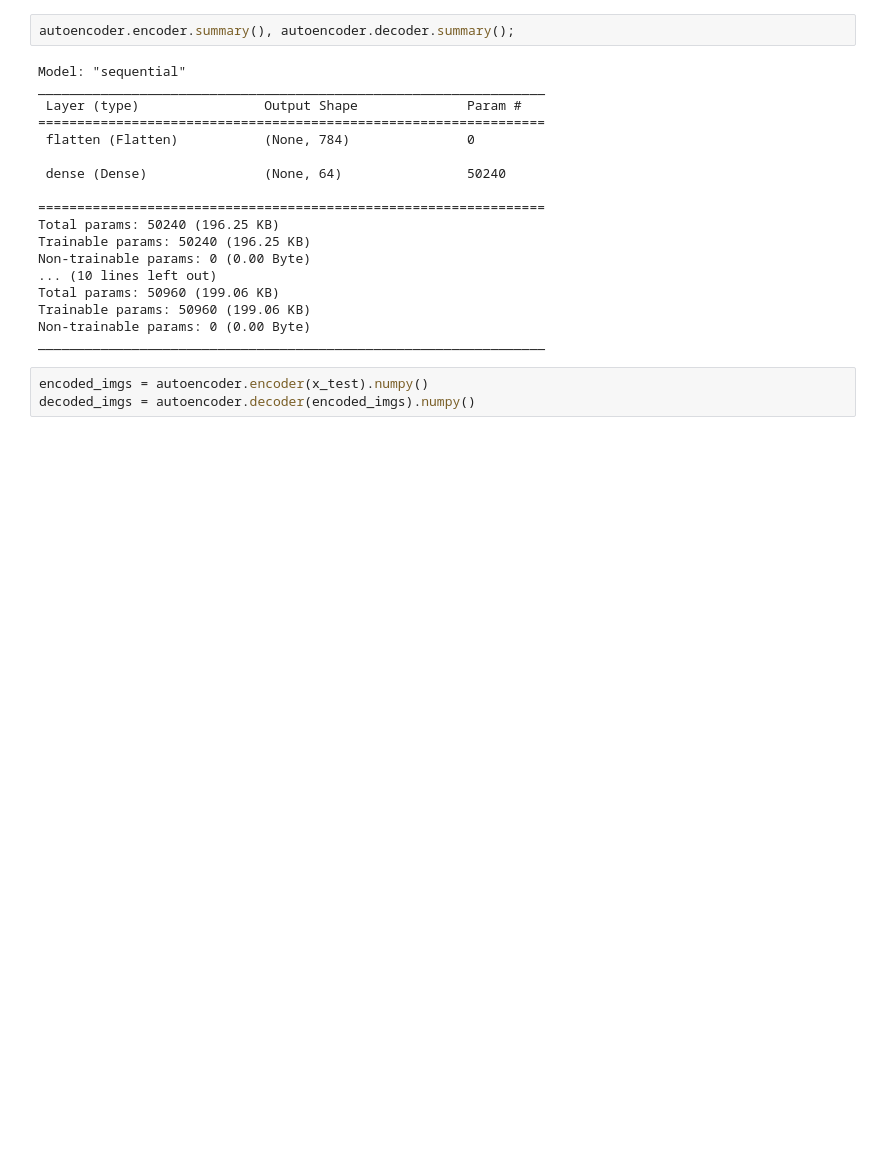
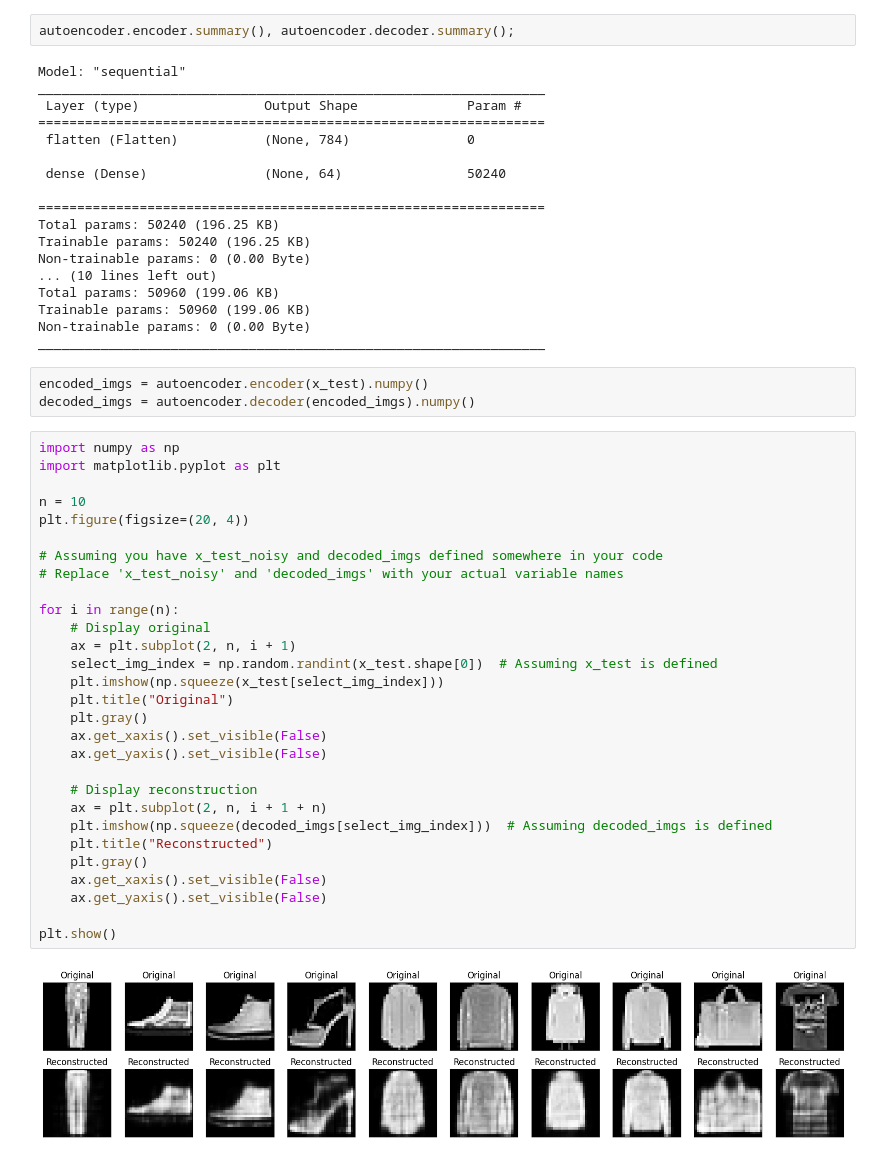
Before and after one commit to Amirhatamian/ML-, a Jupyter notebook: ML.ipynb, the cells around one changed output. Cells and saved outputs as stored; diff of their text form; blank space fills up the shorter version.

```diff
--- a/ML.ipynb
+++ b/ML.ipynb
@@ -124,3 +132,34 @@ _________________________________________________________________
 # %%
 encoded_imgs = autoencoder.encoder(x_test).numpy()
 decoded_imgs = autoencoder.decoder(encoded_imgs).numpy()
+# %%
+import numpy as np
+import matplotlib.pyplot as plt
+
+n = 10
+plt.figure(figsize=(20, 4))
+
+# Assuming you have x_test_noisy and decoded_imgs defined somewhere in your code
+# Replace 'x_test_noisy' and 'decoded_imgs' with your actual variable names
+
+for i in range(n):
+    # Display original
+    ax = plt.subplot(2, n, i + 1)
+    select_img_index = np.random.randint(x_test.shape[0])  # Assuming x_test is defined
+    plt.imshow(np.squeeze(x_test[select_img_index]))
+    plt.title("Original")
+    plt.gray()
+    ax.get_xaxis().set_visible(False)
+    ax.get_yaxis().set_visible(False)
+
+    # Display reconstruction
+    ax = plt.subplot(2, n, i + 1 + n)
+    plt.imshow(np.squeeze(decoded_imgs[select_img_index]))  # Assuming decoded_imgs is defined
+    plt.title("Reconstructed")
+    plt.gray()
+    ax.get_xaxis().set_visible(False)
+    ax.get_yaxis().set_visible(False)
+
+plt.show()
+# %% [output]
+[figure, added]
```
Also changed, not shown: parts of 23 cells of this notebook.
